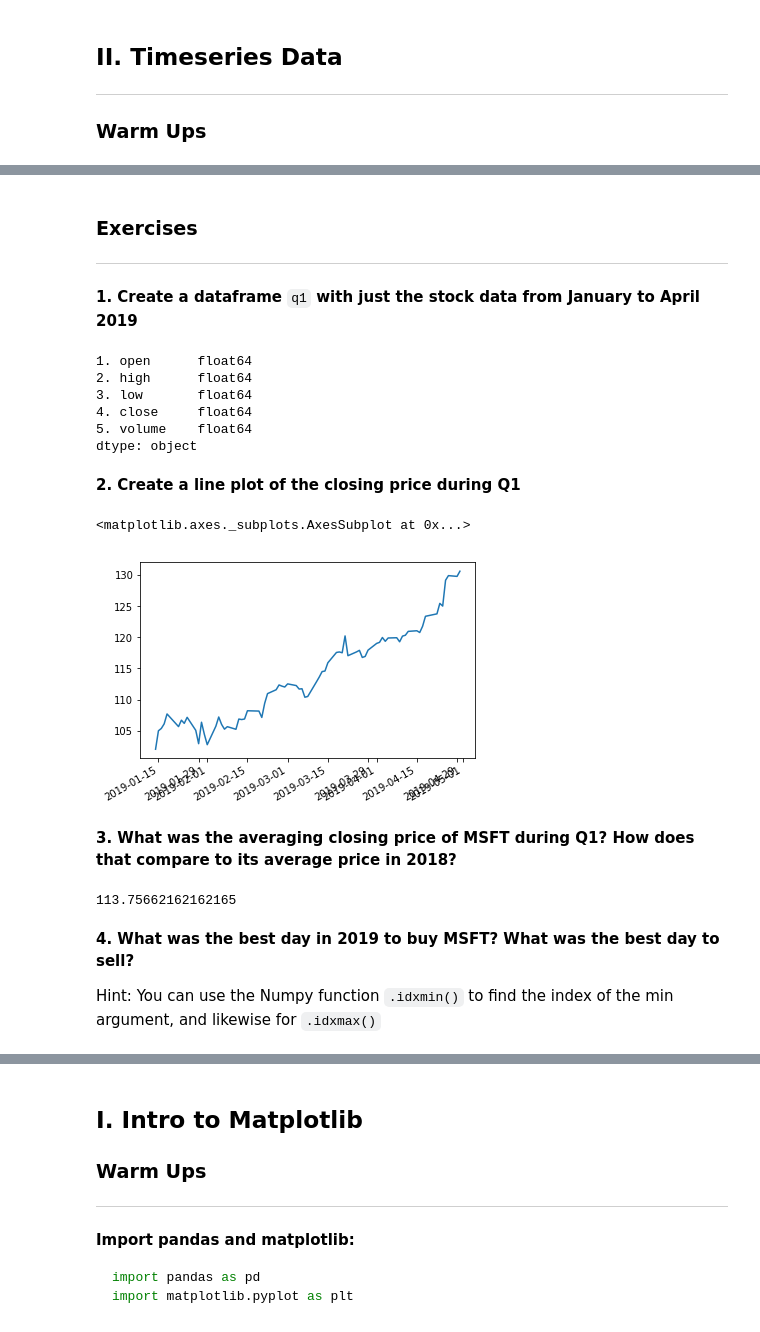
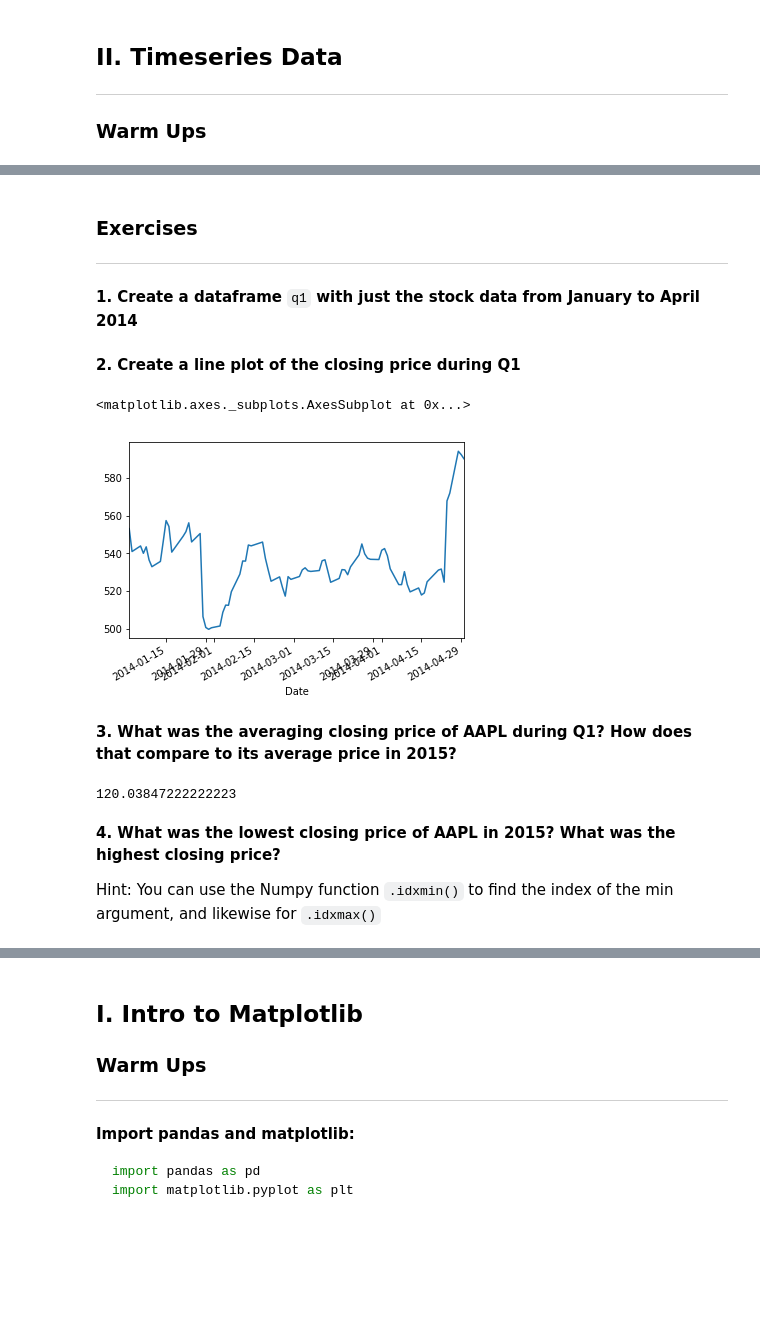
Before and after one commit to robcarrington/python-for-data-science, a Jupyter notebook: Session8/Session8_Exercises_Solved.ipynb, the cells around one changed output, grey strips where cells are left out. Saved outputs shown, nothing was run; the diff lists cells and outputs as text; code cells hidden in the pictures; blank space fills up the shorter version.

```diff
--- a/Session8/Session8_Exercises_Solved.ipynb
+++ b/Session8/Session8_Exercises_Solved.ipynb
@@ -88,3 +83,7 @@ df = pd.DataFrame.from_dict(inner_data, orient='index', dtype="float")
+# %%
+url = "https://www.quandl.com/api/v3/datasets/EOD/AAPL.csv"
+query_string = "?api_key=K2km7t6m9xhmYRD7zCPY"
+df = pd.read_csv(url+query_string, parse_dates=['Date'], index_col='Date')
 # %% [markdown]
 ### Extra Credit
 ---
@@ -102,2 +98,0 @@ star_wars_api = "https://swapi.co/api/"
-# %%
-df.index = pd.to_datetime(df.index)
@@ -133,32 +123,25 @@ q1 = df['2019-01':'2019-03']
 # %% [markdown]
 ### Exercises
 ---
-**1. Create a dataframe** `q1` **with just the stock data from January to April 2019**
+**1. Create a dataframe** `q1` **with just the stock data from January to April 2014**
 # %%
-q1 = df['2019-01':'2019-04']
+q1 = df.loc['2014-01':'2014-04']
-# %% [output]
-1. open      float64
-2. high      float64
-3. low       float64
-4. close     float64
-5. volume    float64
-dtype: object
 # %% [markdown]
 **2. Create a line plot of the closing price during Q1**
-# %%
-%matplotlib inline
-q1['4. close'].plot()
-# %% [output]
-<matplotlib.axes._subplots.AxesSubplot at 0x...>
-[figure, removed]
+# %%
+q1['Close'].plot()
+# %% [output]
+<matplotlib.axes._subplots.AxesSubplot at 0x...>
+[figure, added]
 # %% [markdown]
-**3. What was the averaging closing price of MSFT during Q1? How does that compare to its average price in 2018?**
+**3. What was the averaging closing price of AAPL during Q1? How does that compare to its average price in 2015?**
-# %%
-q1['4. close'].mean()
-# %% [output]
-113.75662162162165
+# %%
+df['Close'].mean()
+df.loc['2015','Close'].mean()
+# %% [output]
+120.03847222222223
 # %% [markdown]
-**4. What was the best day in 2019 to buy MSFT? What was the best day to sell?**
+**4. What was the lowest closing price of AAPL in 2015? What was the highest closing price?**
 
 Hint: You can use the Numpy function `.idxmin()` to find the index of the min argument, and likewise for `.idxmax()`
 # %%
```
Also changed, not shown: parts of 43 cells of this notebook, 11 other files.
